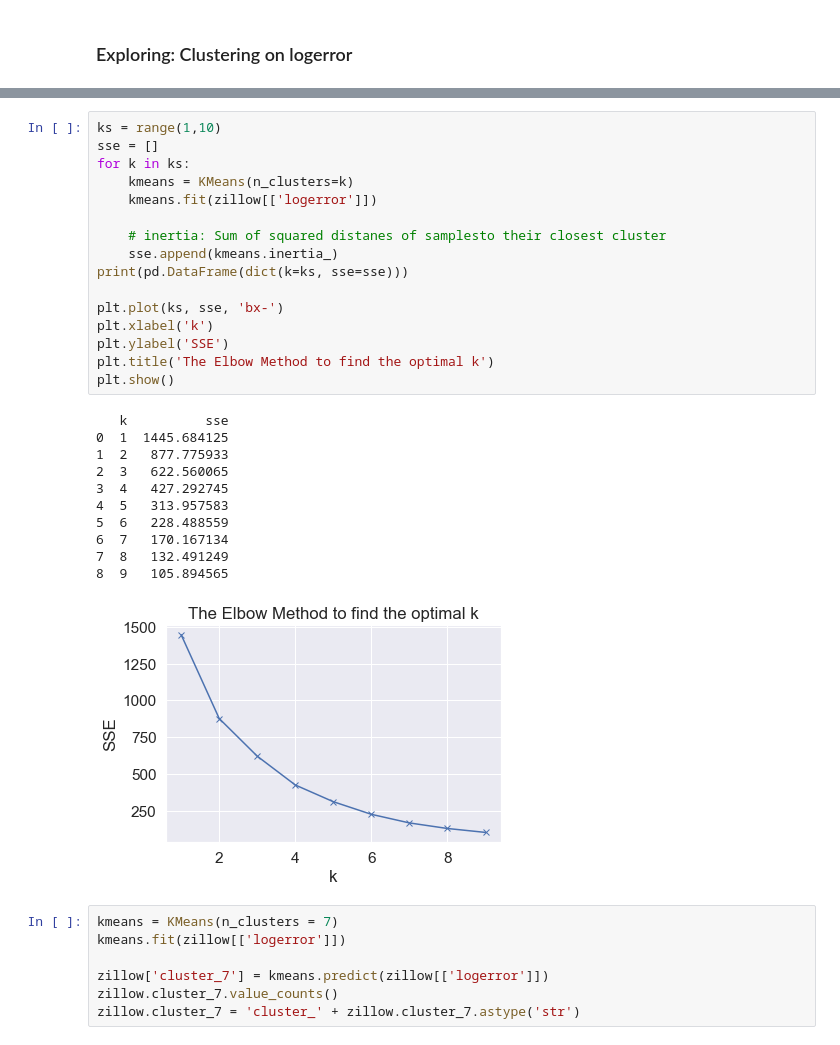
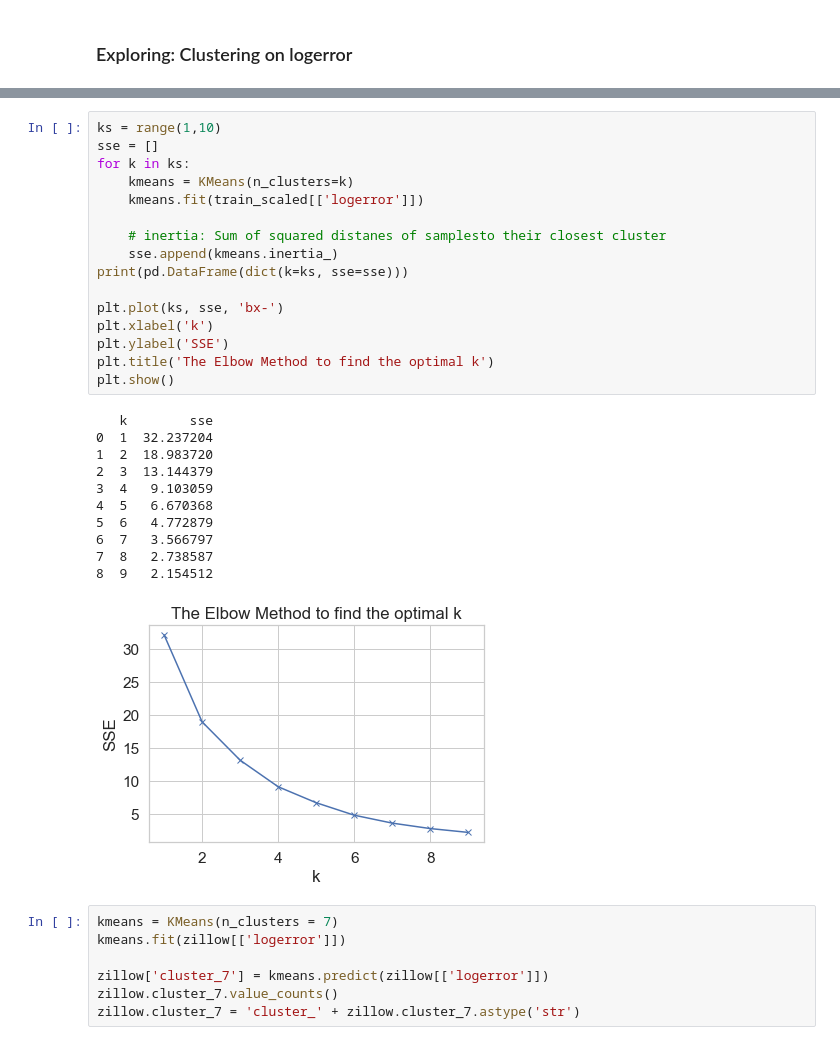
Before and after one commit to callapena/zillow_cluster, a Jupyter notebook: project_notebook.ipynb, the cells around one changed output, grey strips where cells are left out. Saved outputs shown, nothing was run; the diff lists cells and outputs as text.

Commit message:
Update explore section with train test split

```diff
--- a/project_notebook.ipynb
+++ b/project_notebook.ipynb
@@ -183,31 +245,31 @@ sns.pairplot(zillow_vars)
 # %%
 ks = range(1,10)
 sse = []
 for k in ks:
     kmeans = KMeans(n_clusters=k)
-    kmeans.fit(zillow[['logerror']])
+    kmeans.fit(train_scaled[['logerror']])
 
     # inertia: Sum of squared distanes of samplesto their closest cluster
     sse.append(kmeans.inertia_)
 print(pd.DataFrame(dict(k=ks, sse=sse)))
 
 plt.plot(ks, sse, 'bx-')
 plt.xlabel('k')
 plt.ylabel('SSE')
 plt.title('The Elbow Method to find the optimal k')
 plt.show()
 # %% [output]
-   k          sse
-0  1  1445.684125
-1  2   877.775933
-2  3   622.560065
-3  4   427.292745
-4  5   313.957583
-5  6   228.488559
-6  7   170.167134
-7  8   132.491249
-8  9   105.894565
+   k        sse
+0  1  32.237204
+1  2  18.983720
+2  3  13.144379
+3  4   9.103059
+4  5   6.670368
+5  6   4.772879
+6  7   3.566797
+7  8   2.738587
+8  9   2.154512
-[figure, old version]
+[figure, new version]
 # %%
 kmeans = KMeans(n_clusters = 7)
 kmeans.fit(zillow[['logerror']])
```
Also changed, not shown: parts of 25 cells of this notebook.
